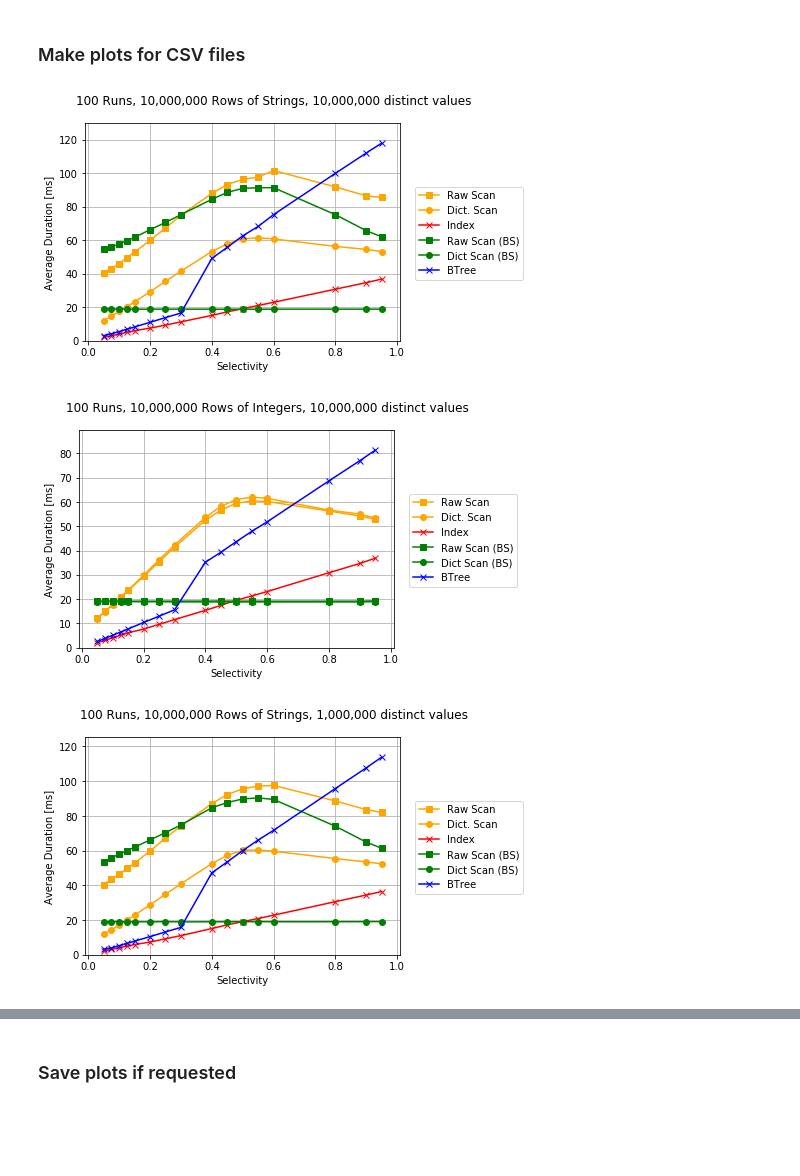
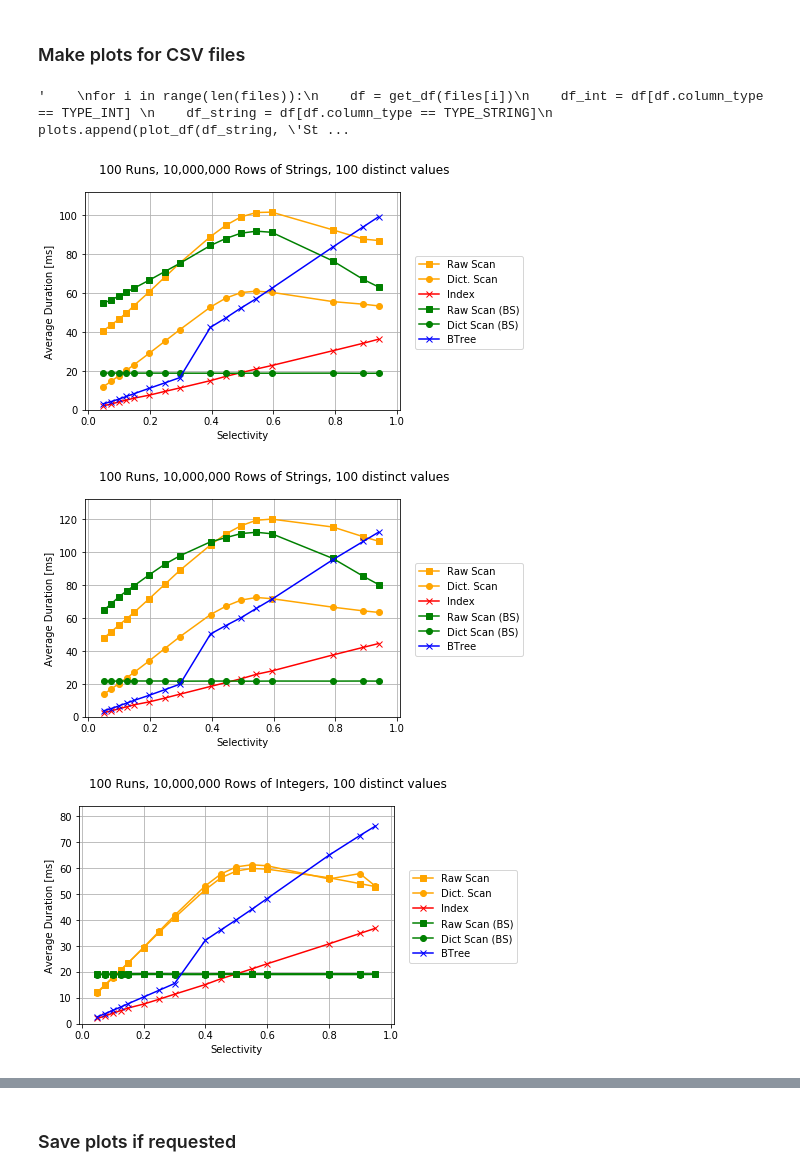
Before and after one commit to d-justen/index-vs-scan, a Jupyter notebook: visualization/result_visualization.ipynb, the cells around one changed output, grey strips where cells are left out. Drawn from its saved outputs; the diff is of its cells as text; code cells hidden in the pictures; blank space fills up the shorter version.

```diff
--- a/visualization/result_visualization.ipynb
+++ b/visualization/result_visualization.ipynb
@@ -128,30 +128,34 @@ def plot_df(dataframe, column_type, distinct_values, operation_type="equals"):
 # %%
 plots = []
 
 axes = {
     'x': 'Selectivity',
     'y': 'AvgDuration',
     'x_label': 'Selectivity',
     'y_label': 'Average Duration [ms]',
 }
 
-split_files = [ './10000000_string_leq_10000000.csv', './10000000_int_leq_10000000.csv', './10000000_string_leq_1000000.csv', './10000000_int_leq_1000000.csv', './10000000_string_leq_100.csv', './10000000_int_leq_100.csv' ]
-split_distinct_values = [ 10000000, 10000000, 1000000, 1000000, 100, 100]
+#split_files = [ './10000000_string_leq_10000000.csv', './10000000_int_leq_10000000.csv', './10000000_string_leq_1000000.csv', './10000000_int_leq_1000000.csv', './10000000_string_leq_100.csv', './10000000_int_leq_100.csv' ]
+split_files = [ './10000000_string_leq_100.csv',  './10000000_string_leq_100_uint8.csv', './10000000_int_leq_100.csv',  './10000000_int_leq_100_uint8.csv' ]
+#split_distinct_values = [ 10000000, 10000000, 1000000, 1000000, 100, 100]
+split_distinct_values = [ 100, 100, 100, 100 ]
 files = [ './1000000_leq_1000000.csv', './1000000_leq_100.csv', './1000_leq_100.csv', './10_leq.csv' ]
 distinct_values = [ 1000000, 100, 100, 10 ]
 
 for i in range(len(split_files)):
     df = get_df(split_files[i])
     row_type = 'Strings' if ('string' in split_files[i]) else 'Integers'
     plots.append(plot_df(df, row_type, split_distinct_values[i], operation_type="less_or_equals"))
-
+'''
 for i in range(len(files)):
     df = get_df(files[i])
     df_int = df[df.column_type == TYPE_INT]
     df_string = df[df.column_type == TYPE_STRING]
     plots.append(plot_df(df_string, 'Strings', distinct_values[i], operation_type="less_or_equals"))
     plots.append(plot_df(df_int, 'Integers', distinct_values[i], operation_type="less_or_equals"))
+'''
 # %% [output]
+'    \nfor i in range(len(files)):\n    df = get_df(files[i])\n    df_int = df[df.column_type == TYPE_INT] \n    df_string = df[df.column_type == TYPE_STRING]\n    plots.append(plot_df(df_string, \'St ...
-[figure, old version]
+[figure, new version]
-[figure, old version]
+[figure, new version]
-[figure, old version]
+[figure, new version]
```
Also changed, not shown: parts of 2 cells of this notebook, 6 other files.
